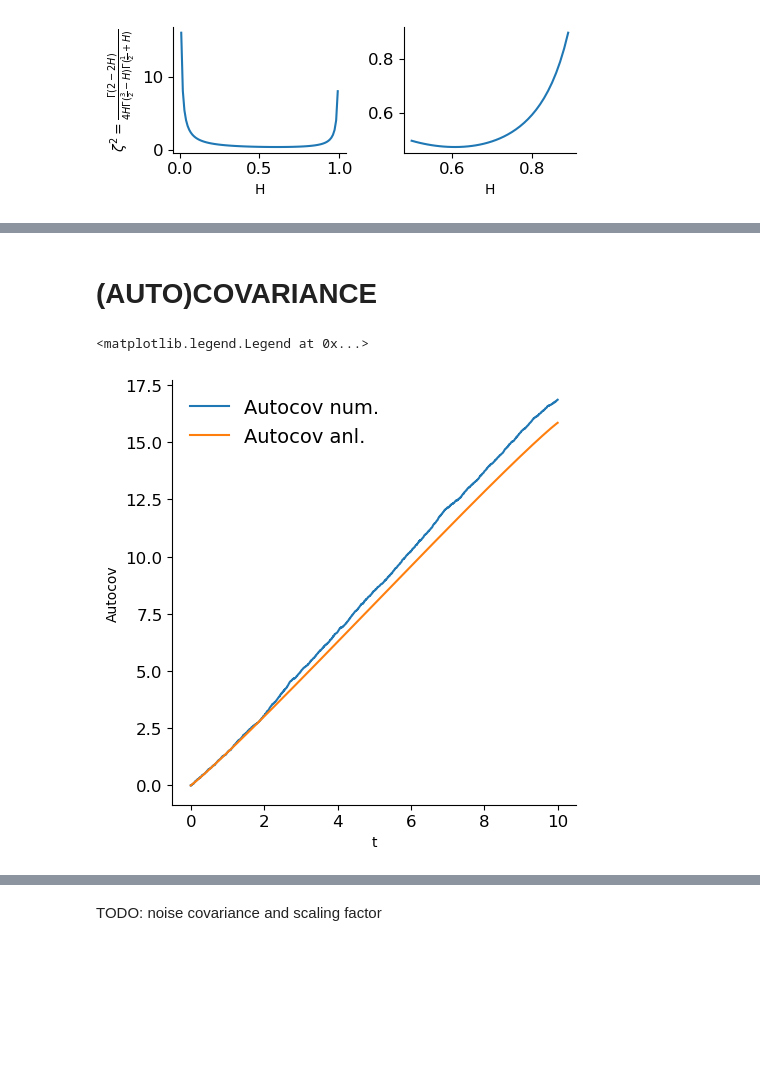
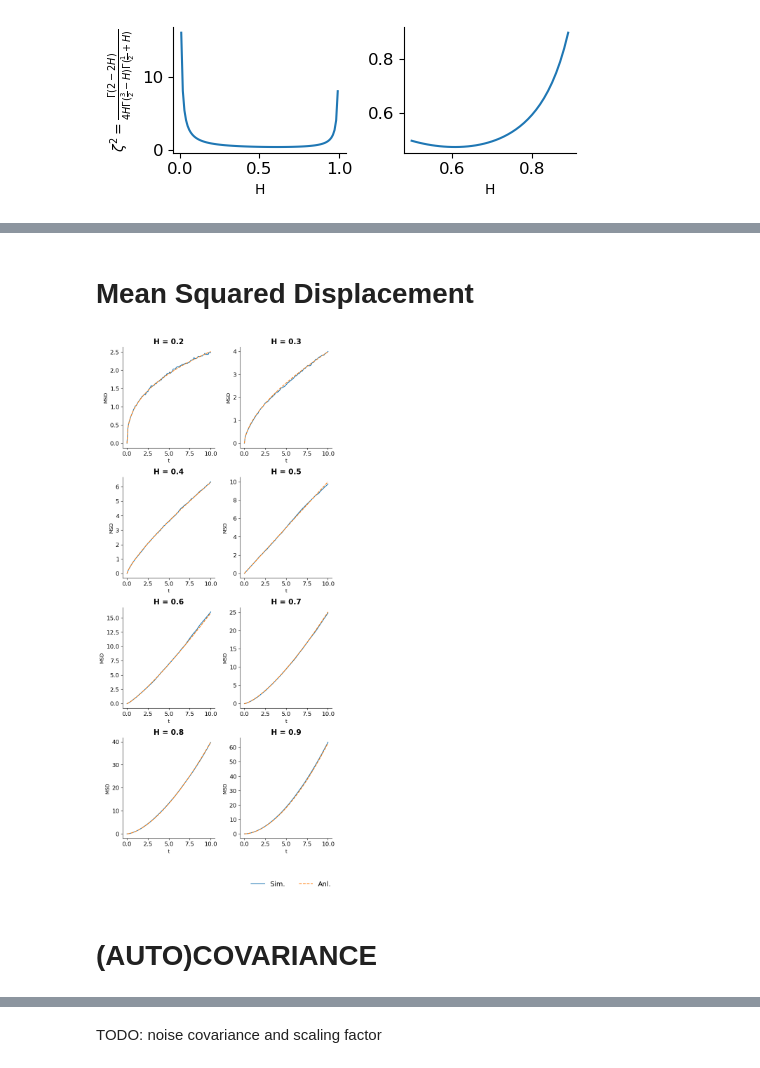
Before and after one commit to davidsantiagoquevedo/fractional-langevin-equations, a Jupyter notebook: analysis/inspect_fBm_trajectories.ipynb, the cells around one changed output, grey strips where cells are left out. Drawn from its saved outputs; the diff is of its cells as text; code cells hidden in the pictures; blank space fills up the shorter version.

```diff
--- a/analysis/inspect_fBm_trajectories.ipynb
+++ b/analysis/inspect_fBm_trajectories.ipynb
@@ -156,0 +93,10 @@ df
+# %%
+def get_fBm(H, T, n):
+    f = FBM(n = n, hurst = H, length = T, method = "daviesharte")
+    B_H = f.fbm()
+    dB_H = n/T*np.diff(B_H)
+    t_BH = f.times()
+    t = t_BH[:n]
+    return t, t_BH, B_H, dB_H
+# %% [markdown]
+# Mean Squared Displacement
@@ -157,24 +126,39 @@ df
+# %%
+t_ref = 5
+fig, ax = plt.subplots(4, 2, figsize=(7,15))
+
+
+H = 0.2
+plot_msd_fBm(ax[0][0], H)
+
+H = 0.3
+plot_msd_fBm(ax[0][1], H)
+
+H = 0.4
+plot_msd_fBm(ax[1][0], H)
+
+H = 0.5
+plot_msd_fBm(ax[1][1], H)
+
+H = 0.6
+plot_msd_fBm(ax[2][0], H)
+
+H = 0.7
+plot_msd_fBm(ax[2][1], H)
+
+H = 0.8
+plot_msd_fBm(ax[3][0], H)
+
+H = 0.9
+plot_msd_fBm(ax[3][1], H)
+
+fig.tight_layout()
+handles, labels = ax[0][0].get_legend_handles_labels()
+fig.legend(handles, labels, bbox_to_anchor = (0.99, -0.03), ncol = len(h_s)/2);
+# %% [output]
+[figure, added]
 # %% [markdown]
 # (AUTO)COVARIANCE
 # %%
 def cov_fBm(t, t_ref, H):
     return 0.5*(t**(2*H) + t_ref**(2*H) - np.abs(t-t_ref)**(2*H))
-# %%
-t_ref = 10
-
-H=0.6
-
-series = ut.read_hdf5_data(data_path + f"fBm_dh-h-{H}-1000.hdf5").set_index("t")
-
-autocov = fbms.cov(series, t_ref)
-t = autocov.index
-
-fig, ax = plt.subplots(figsize=(5,5))
-ax.plot(t, autocov, label = "Autocov num.")
-ax.plot(t, cov_fBm(t, t_ref, H), label = "Autocov anl.")
-ax.set_xlabel("t")
-ax.set_ylabel("Autocov")
-ax.legend(loc = "upper left")
-# %% [output]
-<matplotlib.legend.Legend at 0x...>
-[figure, removed]
```
Also changed, not shown: parts of 16 cells of this notebook.
